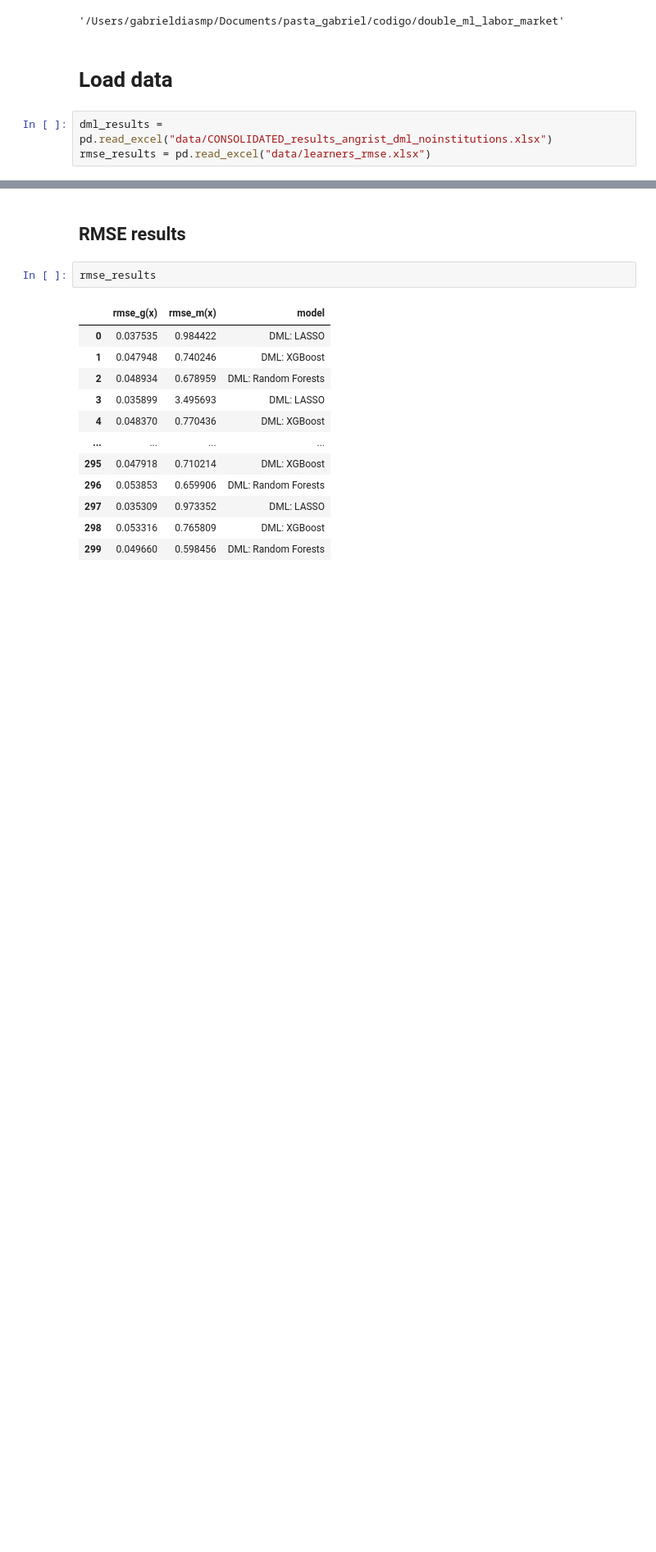
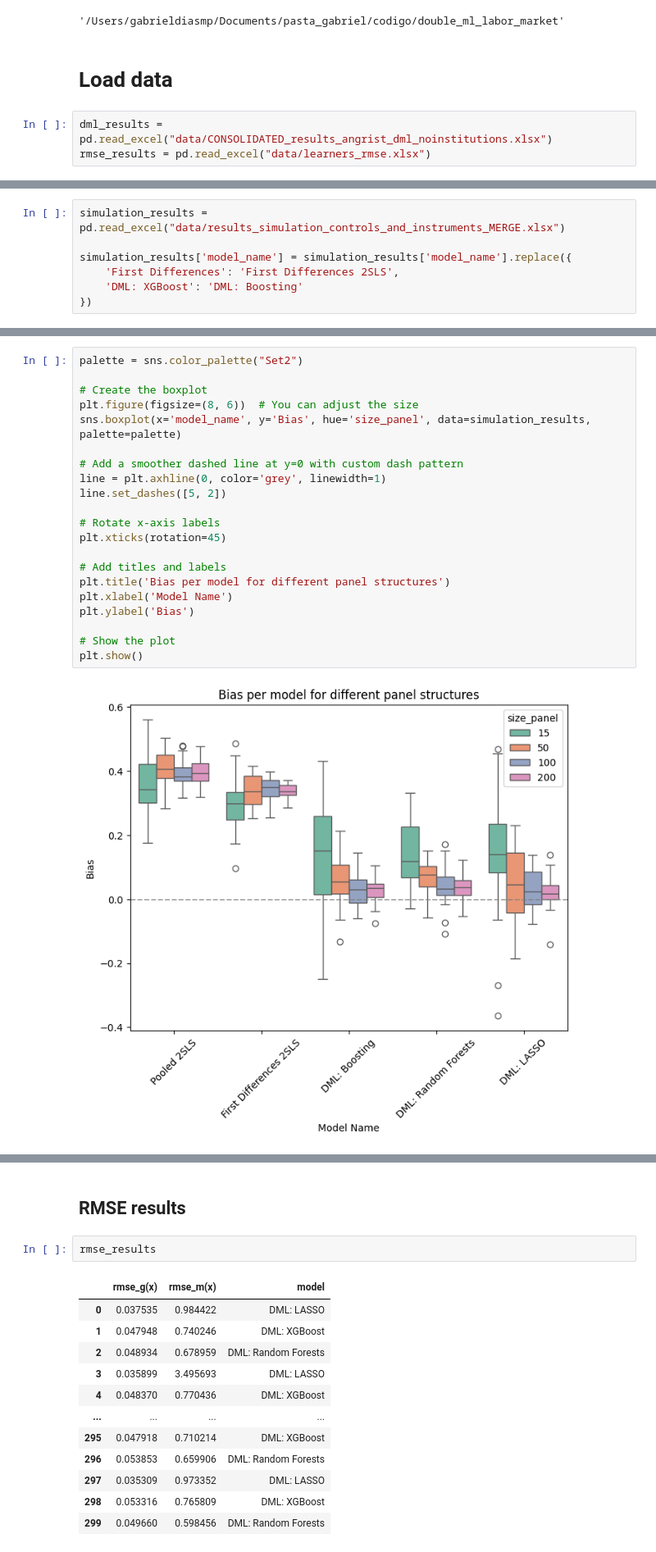
Before and after one commit to gabrieldiasmp/double_ml_labor_market, a Jupyter notebook: code/notebooks/generating_visualizations.ipynb, the cells around one changed output, grey strips where cells are left out. Shown: that part at 82% size. Saved outputs shown, nothing was run; the diff lists cells and outputs as text; blank space fills up the shorter version.

Commit message:
adding hyperparameters, bias plots, inference runs

```diff
--- a/code/notebooks/generating_visualizations.ipynb
+++ b/code/notebooks/generating_visualizations.ipynb
@@ -16,0 +19,7 @@ rmse_results = pd.read_excel("data/learners_rmse.xlsx")
+# %%
+simulation_results = pd.read_excel("data/results_simulation_controls_and_instruments_MERGE.xlsx")
+
+simulation_results['model_name'] = simulation_results['model_name'].replace({
+    'First Differences': 'First Differences 2SLS',
+    'DML: XGBoost': 'DML: Boosting'
+})
@@ -16,0 +42,23 @@ rmse_results = pd.read_excel("data/learners_rmse.xlsx")
+# %%
+palette = sns.color_palette("Set2")
+
+# Create the boxplot
+plt.figure(figsize=(8, 6))  # You can adjust the size
+sns.boxplot(x='model_name', y='Bias', hue='size_panel', data=simulation_results, palette=palette)
+
+# Add a smoother dashed line at y=0 with custom dash pattern
+line = plt.axhline(0, color='grey', linewidth=1)
+line.set_dashes([5, 2])
+
+# Rotate x-axis labels
+plt.xticks(rotation=45)
+
+# Add titles and labels
+plt.title('Bias per model for different panel structures')
+plt.xlabel('Model Name')
+plt.ylabel('Bias')
+
+# Show the plot
+plt.show()
+# %% [output]
+[figure, added]
```
Also changed, not shown: parts of 13 cells of this notebook, 29 other files.
